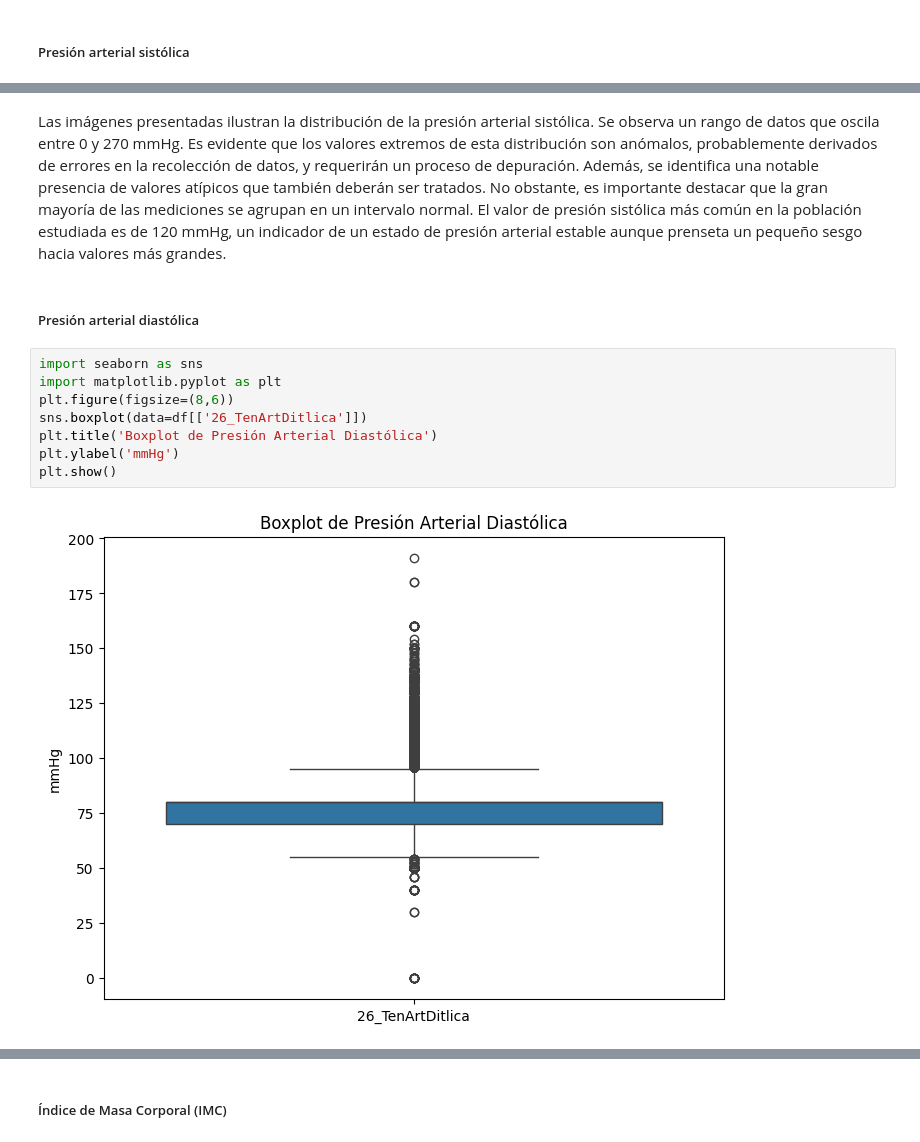
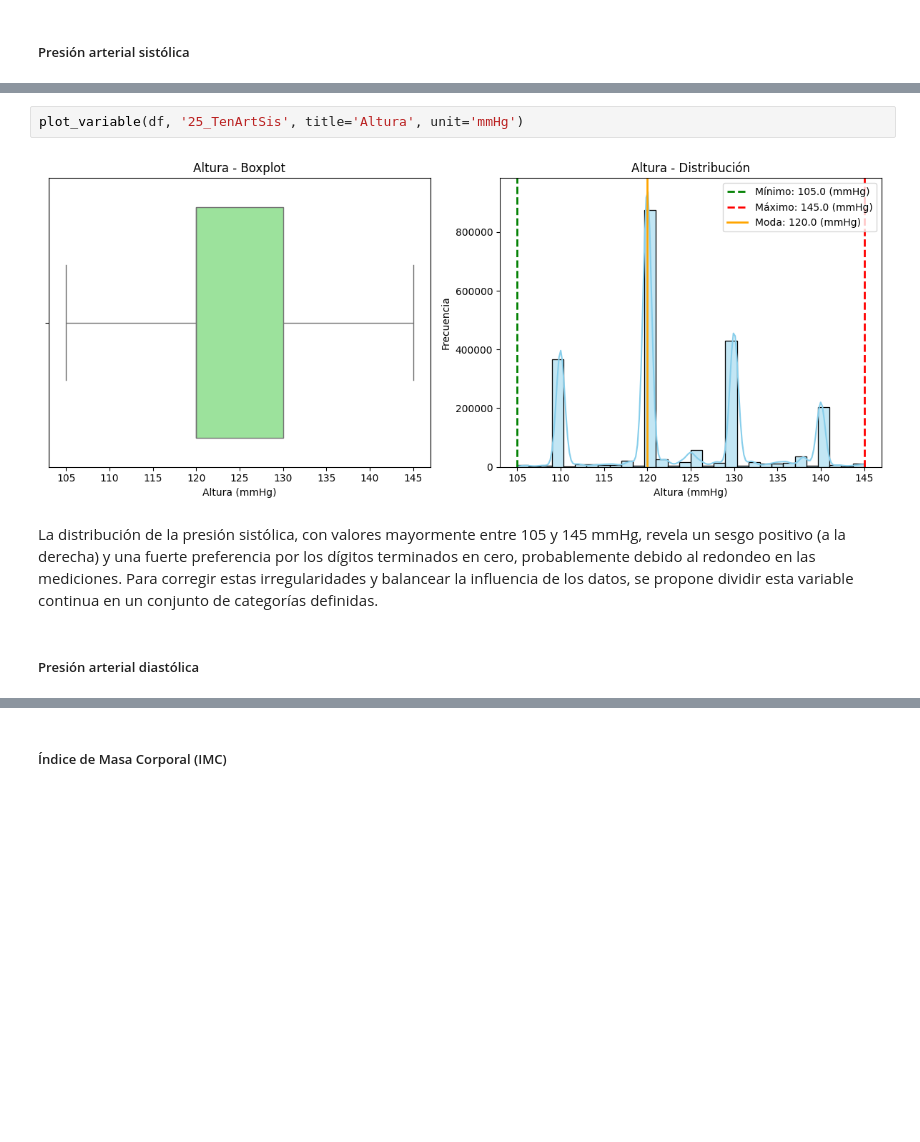
Before and after one commit to elkofix/cardiac-risk-db, a Jupyter notebook: explorative_data_analysis.ipynb, the cells around one changed output, grey strips where cells are left out. Cells and saved outputs as stored; diff of their text form; blank space fills up the shorter version.

```diff
--- a/explorative_data_analysis.ipynb
+++ b/explorative_data_analysis.ipynb
@@ -354,14 +388,8 @@ plt.show()
-# %% [markdown]
-Las imágenes presentadas ilustran la distribución de la presión arterial sistólica. Se observa un rango de datos que oscila entre 0 y 270 mmHg. Es evidente que los valores extremos de esta distribución son anómalos, probablemente derivados de errores en la recolección de datos, y requerirán un proceso de depuración. Además, se identifica una notable presencia de valores atípicos que también deberán ser tratados. No obstante, es importante destacar que la gran mayoría de las mediciones se agrupan en un intervalo normal. El valor de presión sistólica más común en la población estudiada es de 120 mmHg, un indicador de un estado de presión arterial estable aunque prenseta un pequeño sesgo hacia valores más grandes.
+# %%
+plot_variable(df, '25_TenArtSis', title='Altura', unit='mmHg')
+# %% [output]
+[figure, added]
+# %% [markdown]
+La distribución de la presión sistólica, con valores mayormente entre 105 y 145 mmHg, revela un sesgo positivo (a la derecha) y una fuerte preferencia por los dígitos terminados en cero, probablemente debido al redondeo en las mediciones. Para corregir estas irregularidades y balancear la influencia de los datos, se propone dividir esta variable continua en un conjunto de categorías definidas.
 # %% [markdown]
 ##### Presión arterial diastólica
-# %%
-import seaborn as sns
-import matplotlib.pyplot as plt
-plt.figure(figsize=(8,6))
-sns.boxplot(data=df[['26_TenArtDitlica']])
-plt.title('Boxplot de Presión Arterial Diastólica')
-plt.ylabel('mmHg')
-plt.show()
-# %% [output]
-[figure, removed]
```
Also changed, not shown: parts of 50 cells of this notebook.
